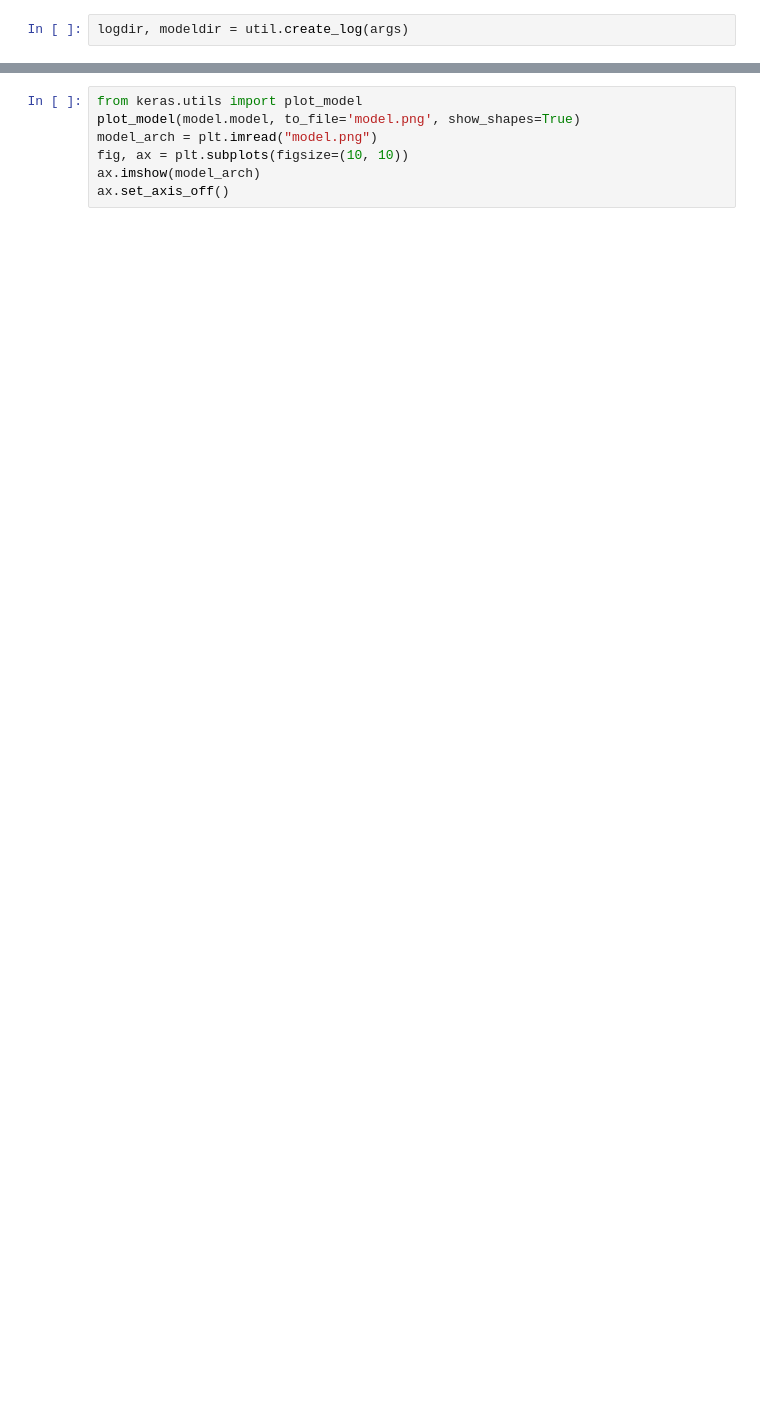
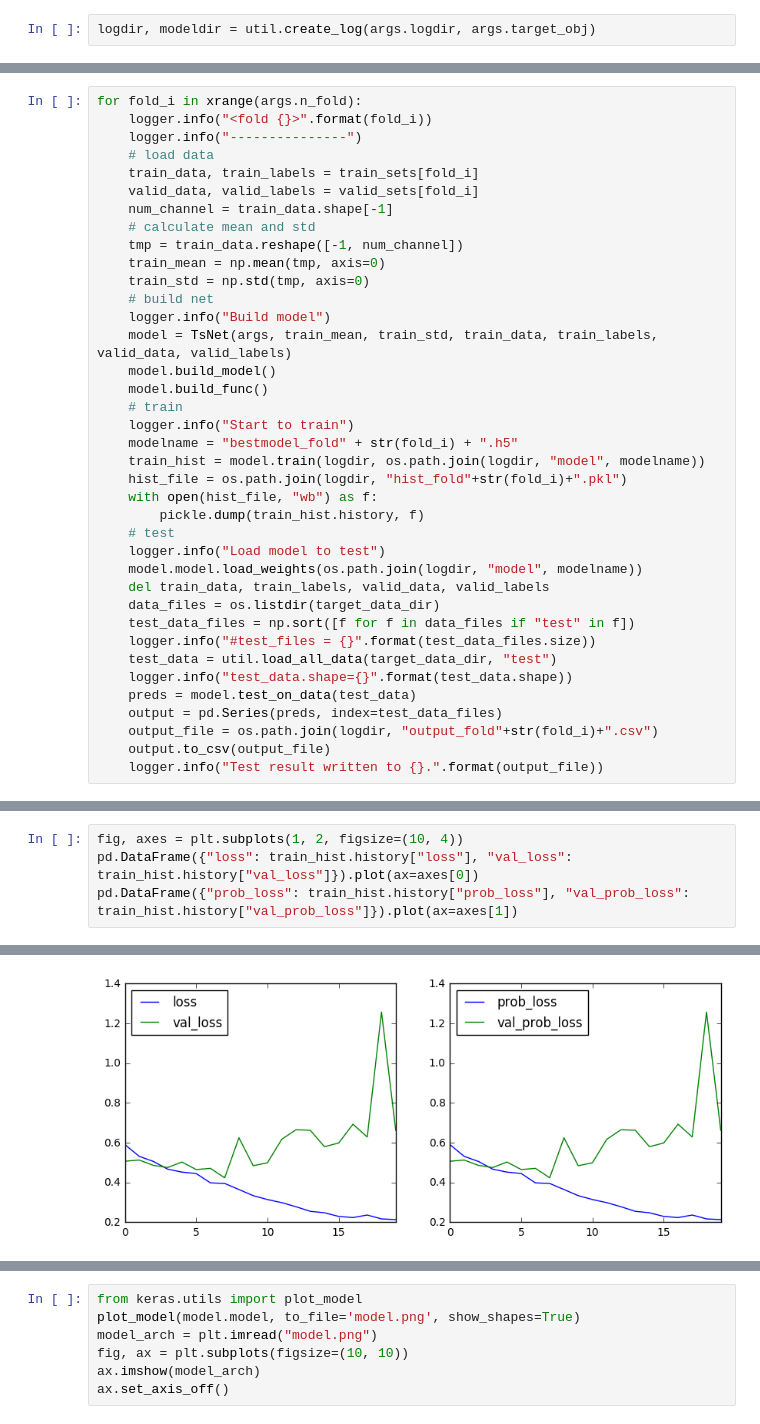
Before and after one commit to lerrytang/CorrReg, a Jupyter notebook: python/IntegrationTest.ipynb, the cells around one changed output, grey strips where cells are left out. Drawn from its saved outputs; the diff is of its cells as text; blank space fills up the shorter version.

```diff
--- a/python/IntegrationTest.ipynb
+++ b/python/IntegrationTest.ipynb
@@ -60,7 +62,7 @@ args = Args(data_dir = root_dir,
 
 np.random.seed(args.rand_seed)
 # %%
-logdir, modeldir = util.create_log(args)
+logdir, modeldir = util.create_log(args.logdir, args.target_obj)
 # %%
 target_data_dir = os.path.join(args.data_dir, args.target_obj)
 logger.info("target_data_dir={}".format(target_data_dir))
@@ -102,0 +89,38 @@ model.build_func()
+# %%
+for fold_i in xrange(args.n_fold):
+    logger.info("<fold {}>".format(fold_i))
+    logger.info("---------------")
+    # load data
+    train_data, train_labels = train_sets[fold_i]
+    valid_data, valid_labels = valid_sets[fold_i]
+    num_channel = train_data.shape[-1]
+    # calculate mean and std
+    tmp = train_data.reshape([-1, num_channel])
+    train_mean = np.mean(tmp, axis=0)
+    train_std = np.std(tmp, axis=0)
+    # build net
+    logger.info("Build model")
+    model = TsNet(args, train_mean, train_std, train_data, train_labels, valid_data, valid_labels)
+    model.build_model()
+    model.build_func()
+    # train
+    logger.info("Start to train")
+    modelname = "bestmodel_fold" + str(fold_i) + ".h5"
+    train_hist = model.train(logdir, os.path.join(logdir, "model", modelname))
+    hist_file = os.path.join(logdir, "hist_fold"+str(fold_i)+".pkl")
+    with open(hist_file, "wb") as f:
+        pickle.dump(train_hist.history, f)
+    # test
+    logger.info("Load model to test")
+    model.model.load_weights(os.path.join(logdir, "model", modelname))
+    del train_data, train_labels, valid_data, valid_labels
+    data_files = os.listdir(target_data_dir)
+    test_data_files = np.sort([f for f in data_files if "test" in f])
+    logger.info("#test_files = {}".format(test_data_files.size))
+    test_data = util.load_all_data(target_data_dir, "test")
+    logger.info("test_data.shape={}".format(test_data.shape))
+    preds = model.test_on_data(test_data)
+    output = pd.Series(preds, index=test_data_files)
+    output_file = os.path.join(logdir, "output_fold"+str(fold_i)+".csv")
+    output.to_csv(output_file)
+    logger.info("Test result written to {}.".format(output_file))
@@ -119,0 +261,5 @@ pd.DataFrame({"loss": train_hist.history["loss"],
+# %%
+fig, axes = plt.subplots(1, 2, figsize=(10, 4))
+pd.DataFrame({"loss": train_hist.history["loss"], "val_loss": train_hist.history["val_loss"]}).plot(ax=axes[0])
+pd.DataFrame({"prob_loss": train_hist.history["prob_loss"], "val_prob_loss": train_hist.history["val_prob_loss"]}).plot(ax=axes[1])
+# %% [output]
@@ -119,0 +267 @@ pd.DataFrame({"loss": train_hist.history["loss"],
+[figure, added]
```
Also changed, not shown: parts of 17 cells of this notebook, 7 other files.
